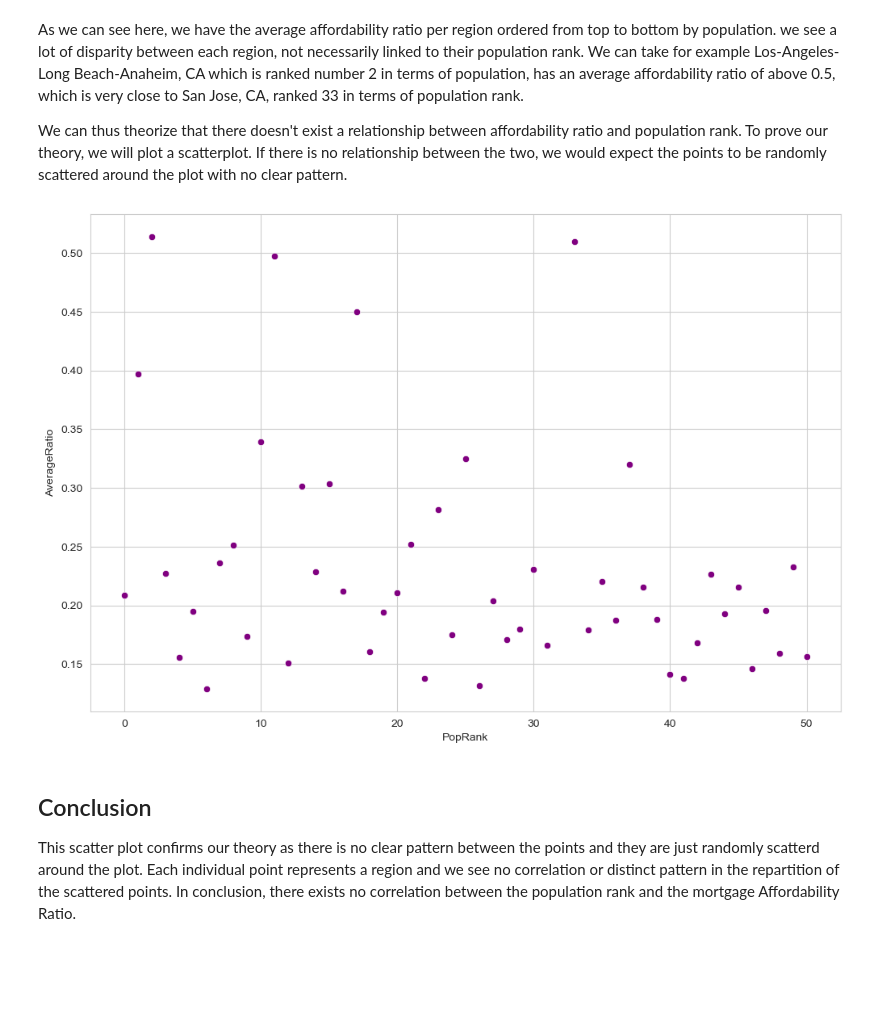
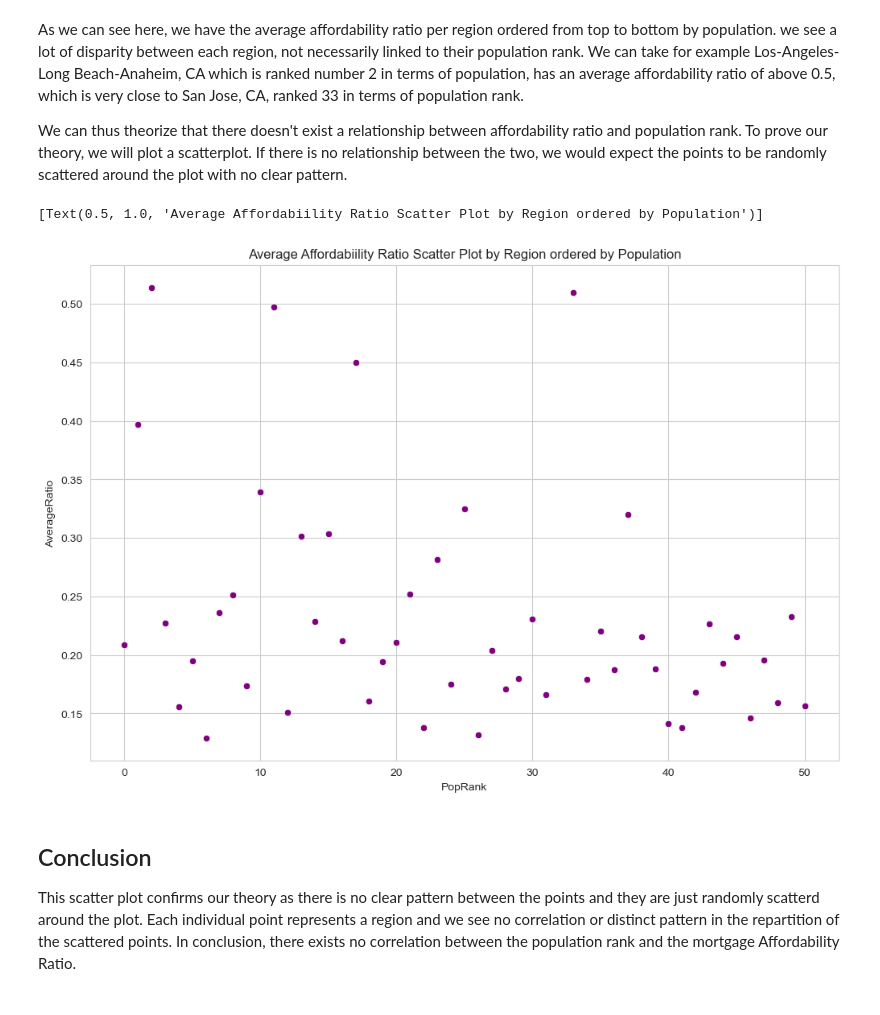
Before and after one commit to ubco-W2022T2-data301/project-group-therealgroup30, a Jupyter notebook: analysis/analysisAlrick.ipynb, the cells around one changed output. Saved outputs shown, nothing was run; the diff lists cells and outputs as text; code cells hidden in the pictures; blank space fills up the shorter version.

```diff
--- a/analysis/analysisAlrick.ipynb
+++ b/analysis/analysisAlrick.ipynb
@@ -106,8 +106,10 @@ We can thus theorize that there doesn't exist a relationship between affordabili
 # %%
 plt.figure(figsize=(12,8))
 scatter = sns.scatterplot(average, x='PopRank', y='AverageRatio', color='purple')
+scatter.set(title='Average Affordabiility Ratio Scatter Plot by Region ordered by Population')
 # %% [output]
+[Text(0.5, 1.0, 'Average Affordabiility Ratio Scatter Plot by Region ordered by Population')]
-[figure, old version]
+[figure, new version]
 # %% [markdown]
 ## Conclusion
 This scatter plot confirms our theory as there is no clear pattern between the points and they are just randomly scatterd around the plot. Each individual point represents a region and we see no correlation or distinct pattern in the repartition of the scattered points. In conclusion, there exists no correlation between the population rank and the mortgage Affordability Ratio.
```
Also changed, not shown: parts of 5 cells of this notebook, 8 other files.
